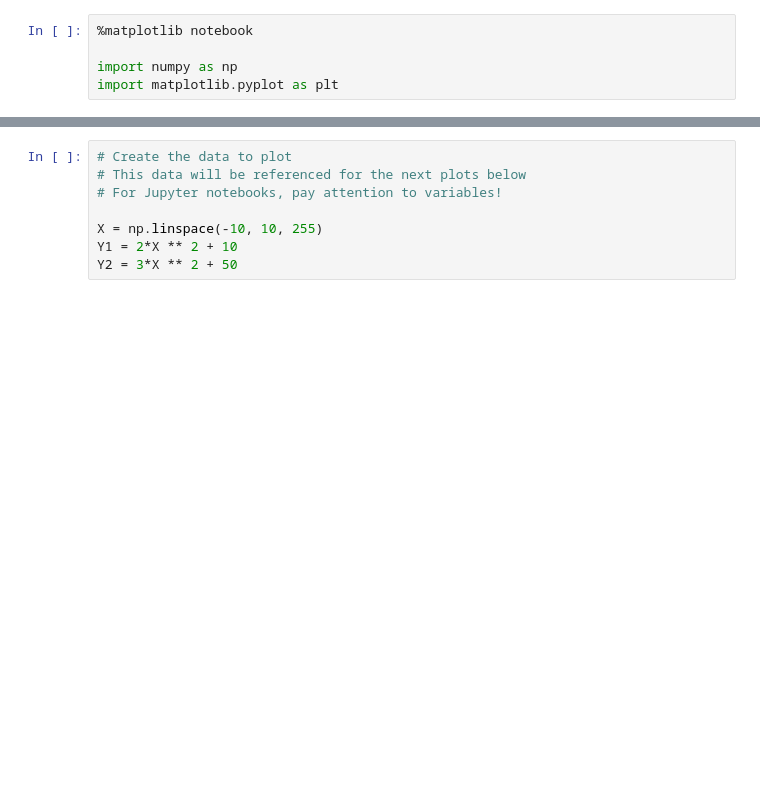
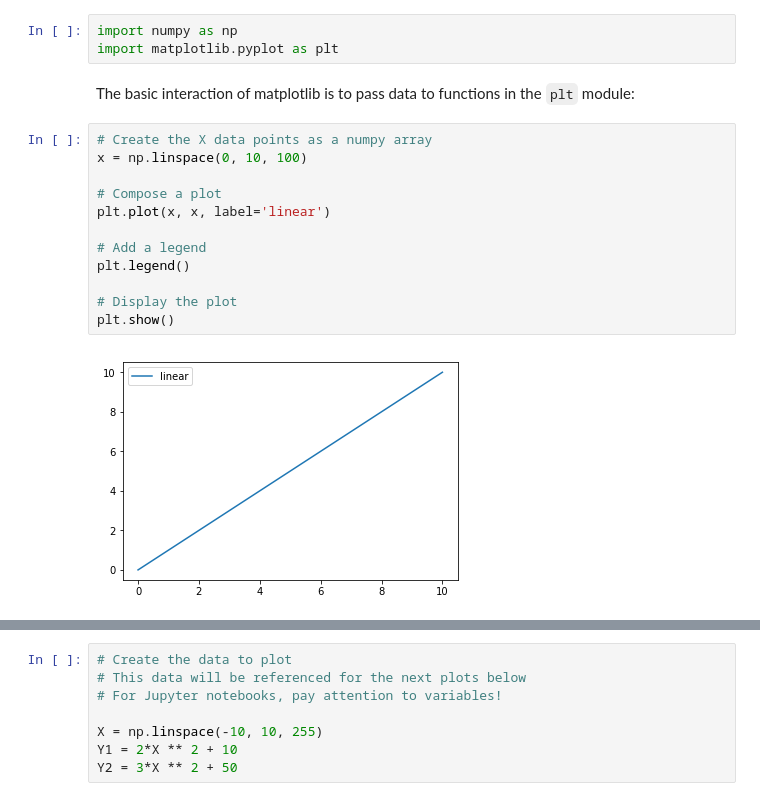
Before and after one commit to georgetown-analytics/XBUS-506-01.Visual_Analytics, a Jupyter notebook: pyplot/pyplot.ipynb, the cells around one changed output, grey strips where cells are left out. Cells and saved outputs as stored; diff of their text form; blank space fills up the shorter version.

Commit message:
additional matplotlib basics

```diff
--- a/pyplot/pyplot.ipynb
+++ b/pyplot/pyplot.ipynb
@@ -27,5 +34,19 @@ The best thing for the magic function to work is to have it first thing in the n
 # %%
-%matplotlib notebook
-
 import numpy as np
 import matplotlib.pyplot as plt
+# %% [markdown]
+The basic interaction of matplotlib is to pass data to functions in the `plt` module:
+# %%
+# Create the X data points as a numpy array
+x = np.linspace(0, 10, 100)
+
+# Compose a plot
+plt.plot(x, x, label='linear')
+
+# Add a legend
+plt.legend()
+
+# Display the plot
+plt.show()
+# %% [output]
+[figure, added]
```
Also changed, not shown: parts of 23 cells of this notebook.
